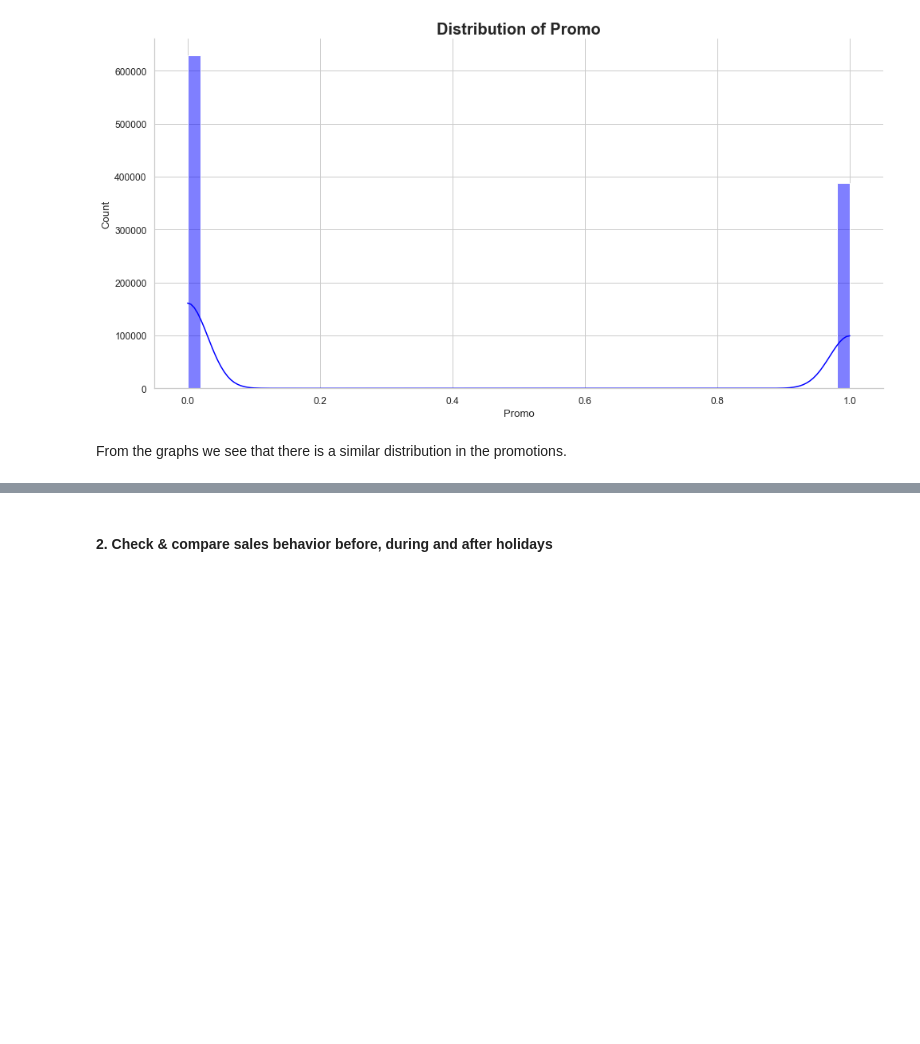
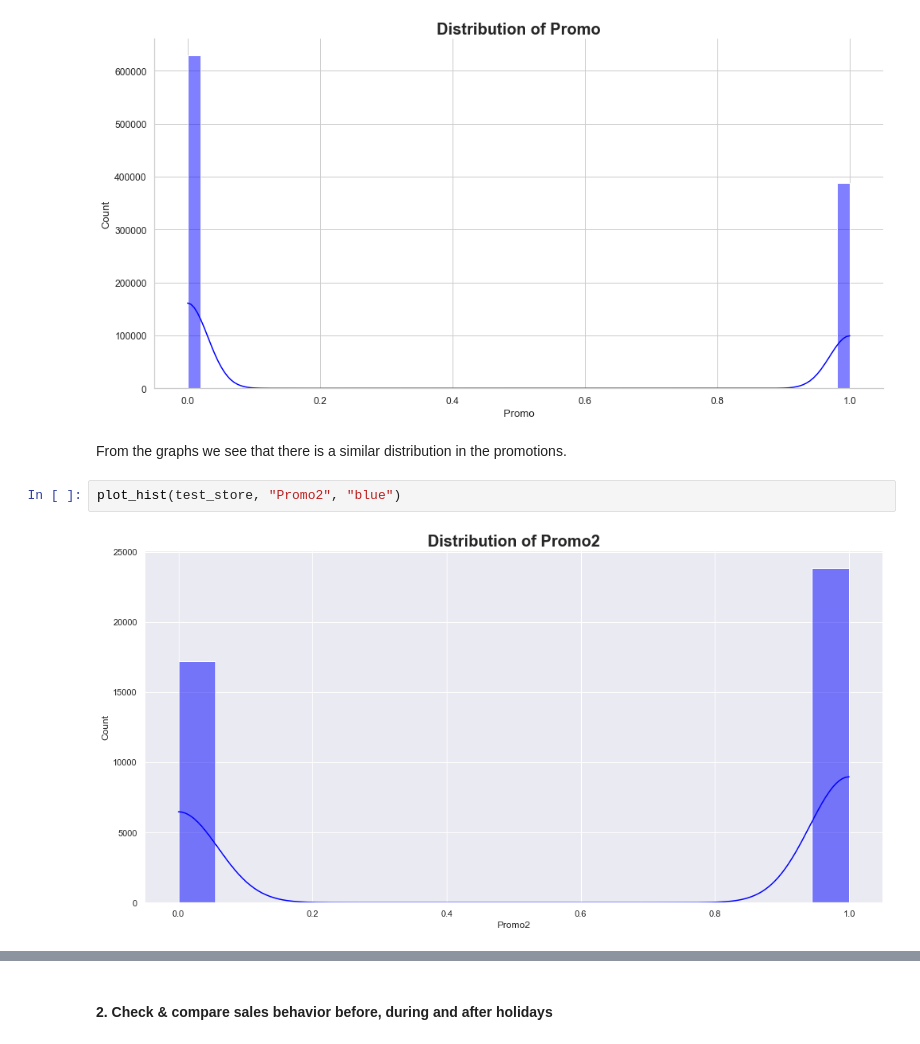
Before and after one commit to Tilda98/Pharmaceutical-Sales-Prediction, a Jupyter notebook: notebooks/EDA.ipynb, the cells around one changed output, grey strips where cells are left out. Saved outputs shown, nothing was run; the diff lists cells and outputs as text; blank space fills up the shorter version.

```diff
--- a/notebooks/EDA.ipynb
+++ b/notebooks/EDA.ipynb
@@ -321,3 +323,7 @@ plot_hist(train_store, "Promo", "blue")
 [figure]
 # %% [markdown]
 From the graphs we see that there is a similar distribution in the promotions.
+# %%
+plot_hist(test_store, "Promo2", "blue")
+# %% [output]
+[figure, added]
```
Also changed, not shown: parts of 17 cells of this notebook.
